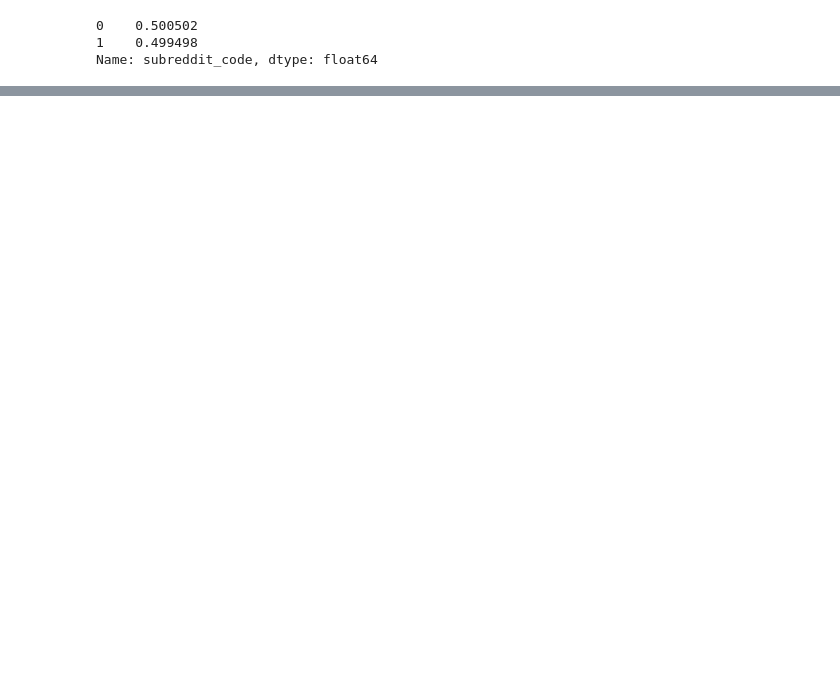
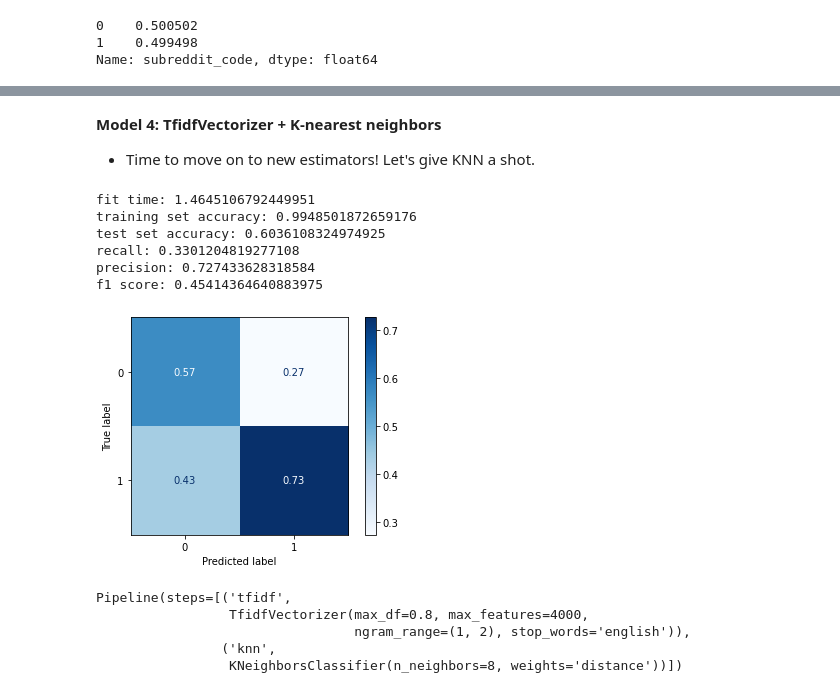
Before and after one commit to gmangiante/music-nlp, a Jupyter notebook: notebooks/04_modeling.ipynb, the cells around one changed output, grey strips where cells are left out. Drawn from its saved outputs; the diff is of its cells as text; code cells hidden in the pictures; blank space fills up the shorter version.

```diff
--- a/notebooks/04_modeling.ipynb
+++ b/notebooks/04_modeling.ipynb
@@ -541,0 +250,14 @@ pipe.score(X_train, y_train), pipe.score(X_test, y_test)
+# %%
+pipe = Pipeline(steps = [('tfidf', TfidfVectorizer(max_df=0.8, max_features=4000, ngram_range=(1, 2),
+                stop_words='english')), ('logreg', LogisticRegression(max_iter = 10_000))])
+
+pipe_params = {
+    'logreg__penalty': ['None', 'l1', 'l2', 'elasticnet'],
+    'logreg__C': [0.1, 1, 10],
+    'logreg__solver': ['lbfgs', 'liblinear', 'saga'],
+    'logreg__l1_ratio': [0.1, 0.5, 1.0]
+}
+
+gs = GridSearchCV(estimator = pipe, param_grid = pipe_params, n_jobs = -1)
+gs.fit(X_train, y_train)
+df_stats = pd.concat([df_stats, evaluation(gs.best_estimator_, 'TfidfVectorizer + tuned LogisticRegression', X_train, y_train, X_test, y_test)])
@@ -541,0 +303,32 @@ pipe.score(X_train, y_train), pipe.score(X_test, y_test)
+# %% [markdown]
+**Model 4: TfidfVectorizer + K-nearest neighbors**
+- Time to move on to new estimators! Let's give KNN a shot.
+# %%
+pipe = Pipeline(steps = [('tfidf', TfidfVectorizer(max_df=0.8, max_features=4000, ngram_range=(1, 2),
+                stop_words='english')), ('knn', KNeighborsClassifier())])
+
+pipe_params = {
+    'knn__n_neighbors': [3, 5, 8],
+    'knn__weights': ['uniform', 'distance'],
+    'knn__metric': ['minkowski', 'manhattan', 'euclidean']
+}
+
+gs = GridSearchCV(estimator = pipe, param_grid = pipe_params, n_jobs = -1)
+gs.fit(X_train, y_train)
+df_stats = pd.concat([df_stats, evaluation(gs.best_estimator_, 'TfidfVectorizer + KNN', X_train, y_train, X_test, y_test)])
+# %% [output]
+fit time: 1.4645106792449951
+training set accuracy: 0.9948501872659176
+test set accuracy: 0.6036108324974925
+recall: 0.3301204819277108
+precision: 0.727433628318584
+f1 score: 0.45414364640883975
+[figure, added]
+# %%
+gs.best_estimator_
+# %% [output]
+Pipeline(steps=[('tfidf',
+                 TfidfVectorizer(max_df=0.8, max_features=4000,
+                                 ngram_range=(1, 2), stop_words='english')),
+                ('knn',
+                 KNeighborsClassifier(n_neighbors=8, weights='distance'))])
```
Also changed, not shown: parts of 106 cells of this notebook, 8 other files.
